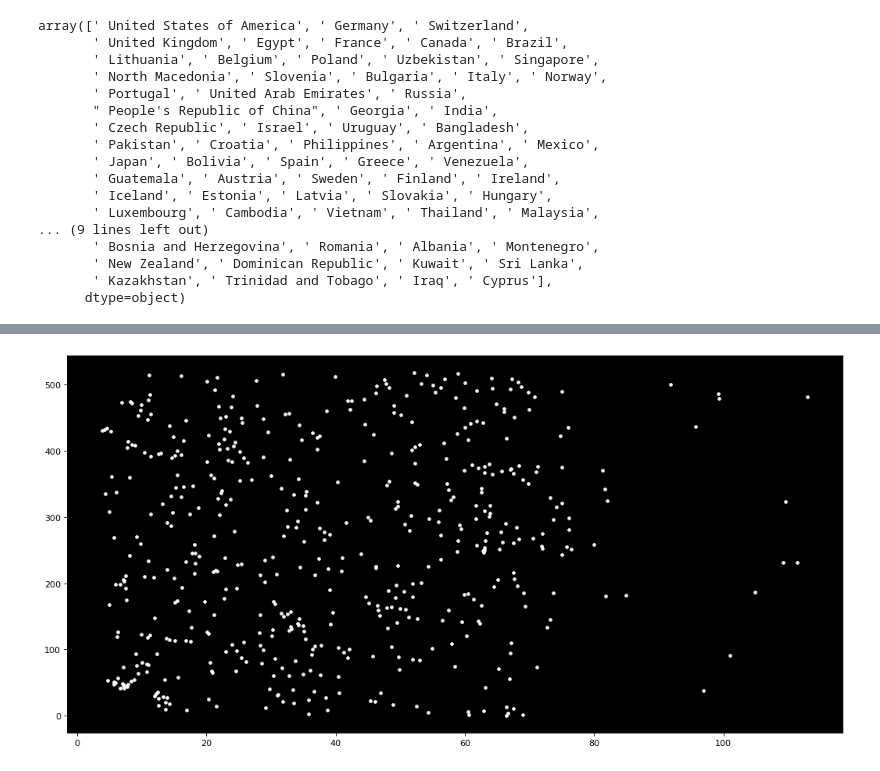
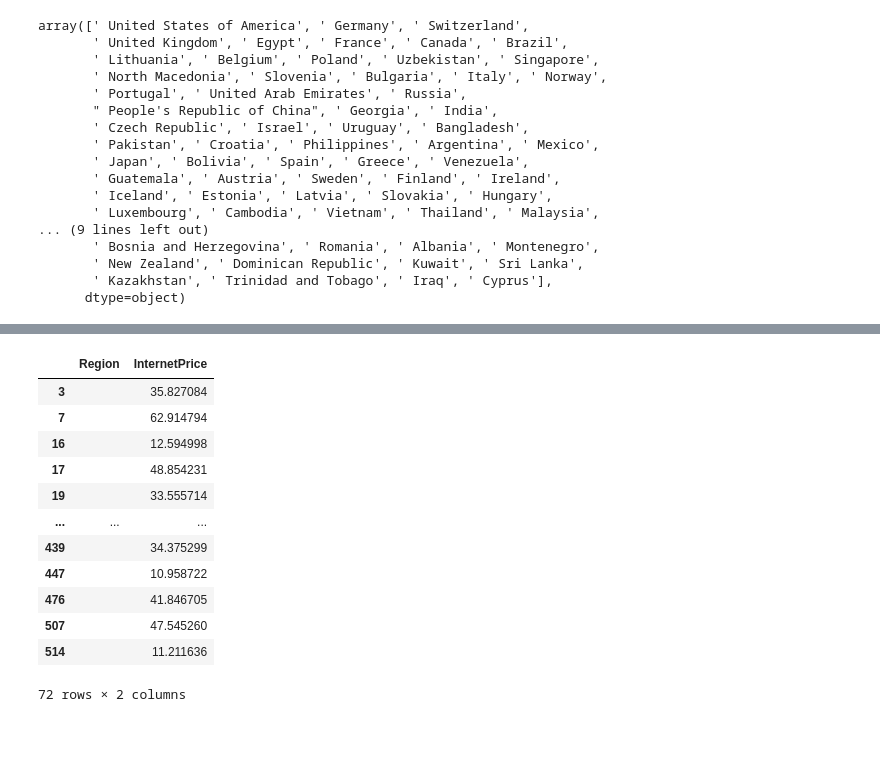
Before and after one commit to Manikandan-professional/Cities-Internet-Prices, a Jupyter notebook: Cities_Internet_Prices.ipynb, the cells around one changed output, grey strips where cells are left out. Drawn from its saved outputs; the diff is of its cells as text; code cells hidden in the pictures; blank space fills up the shorter version.

```diff
--- a/Cities_Internet_Prices.ipynb
+++ b/Cities_Internet_Prices.ipynb
@@ -188,11 +319,24 @@ array([' United States of America', ' Germany', ' Switzerland',
+# %%
+df_sorted[df_sorted['Region']==' ']
+# %% [output]
+|  | Region | InternetPrice |
+| 3 |  | 35.827084 |
+| 7 |  | 62.914794 |
+| 16 |  | 12.594998 |
+| 17 |  | 48.854231 |
+| 19 |  | 33.555714 |
+| ... | ... | ... |
+| 439 |  | 34.375299 |
+| 447 |  | 10.958722 |
+| 476 |  | 41.846705 |
+| 507 |  | 47.545260 |
+| 514 |  | 11.211636 |
+72 rows × 2 columns
 # %%
-import matplotlib.pyplot as plt
-plt.figure(figsize=(16,8),dpi=80)
+df_country=pd.DataFrame(df['Country'],df.Country.value_counts())
+plt.figure(figsize=(25,12),dpi=80)
 ax=plt.axes()
 ax.set_facecolor('black')
-plt.scatter(df.InternetPrice,df.index,color='white',s=10)
-plt.show()
+plt.scatter(df_country.index,df_country.Country)
-# %% [output]
-[figure, removed]
 # %% [markdown]
 ![image.png](embedded-picture-1)
```
Also changed, not shown: parts of 9 cells of this notebook.
